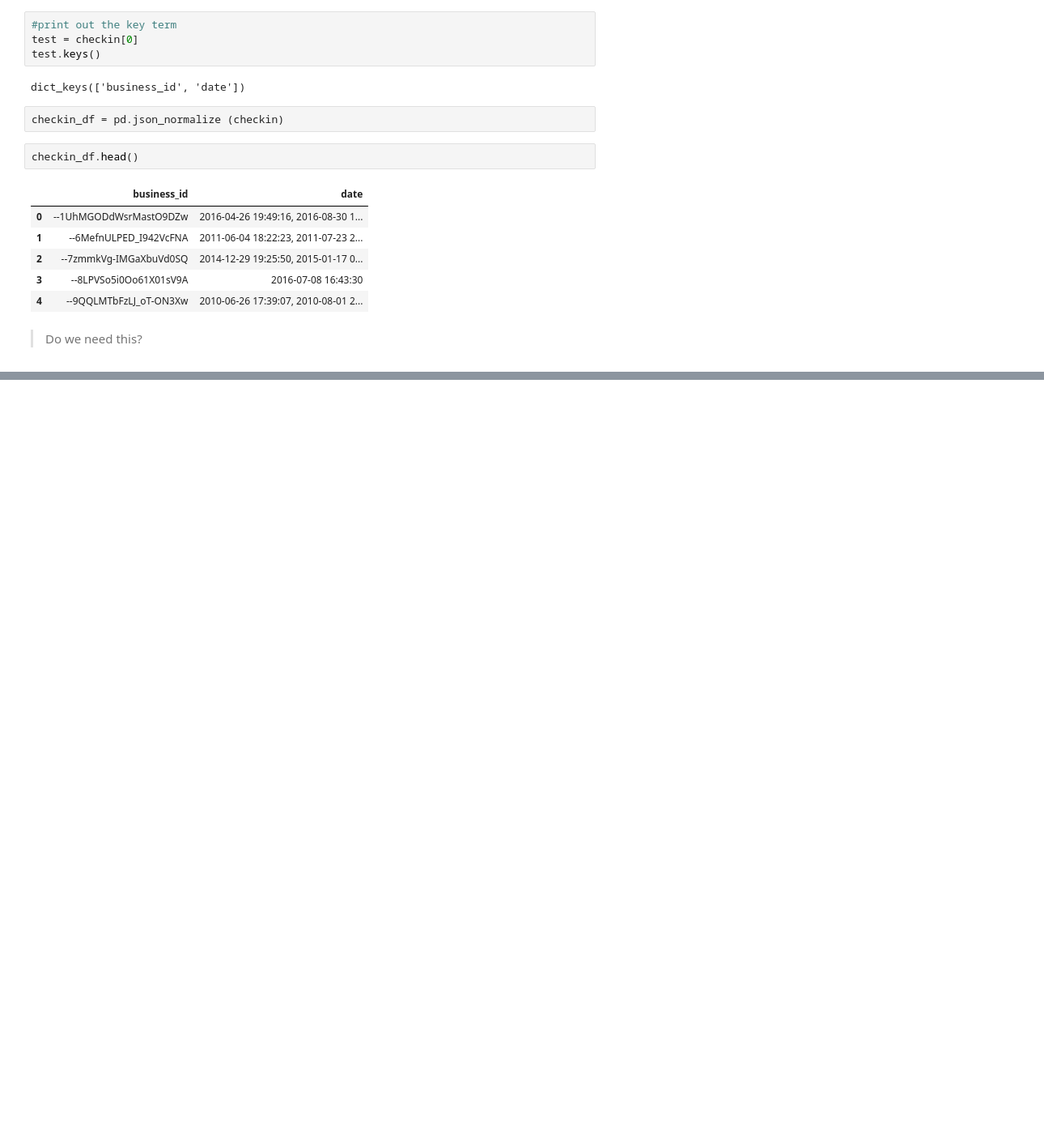
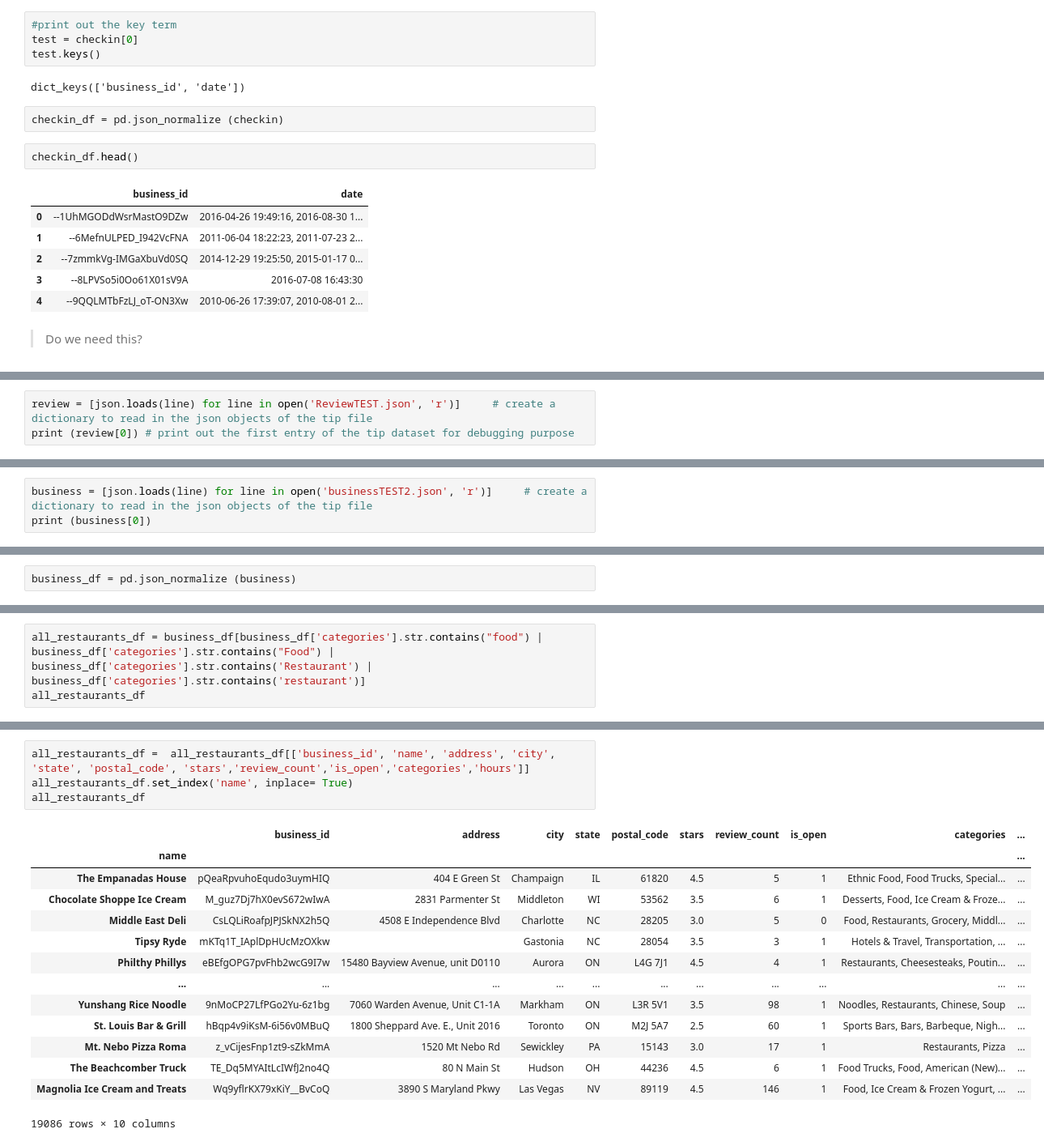
Before and after one commit to CS-UCR/final-project-order-66, a Jupyter notebook: Data_Cleaning.ipynb, the cells around one changed output, grey strips where cells are left out. Shown: that part at 81% size. Drawn from its saved outputs; the diff is of its cells as text; blank space fills up the shorter version.

Commit message:
cleaning and formating Business Dataset

```diff
--- a/Data_Cleaning.ipynb
+++ b/Data_Cleaning.ipynb
@@ -68,0 +73,3 @@ checkin_df.head()
+# %%
+review = [json.loads(line) for line in open('ReviewTEST.json', 'r')]     # create a dictionary to read in the json objects of the tip file
+print (review[0]) # print out the first entry of the tip dataset for debugging purpose
@@ -68,0 +117,3 @@ checkin_df.head()
+# %%
+business = [json.loads(line) for line in open('businessTEST2.json', 'r')]     # create a dictionary to read in the json objects of the tip file
+print (business[0])
@@ -68,0 +128,2 @@ checkin_df.head()
+# %%
+business_df = pd.json_normalize (business)
@@ -68,0 +190,3 @@ checkin_df.head()
+# %%
+all_restaurants_df = business_df[business_df['categories'].str.contains("food") | business_df['categories'].str.contains("Food") | business_df['categories'].str.contains('Restaurant') | business_df['categories'].str.contains('restaurant')]
+all_restaurants_df
@@ -68,0 +209,19 @@ checkin_df.head()
+# %%
+all_restaurants_df =  all_restaurants_df[['business_id', 'name', 'address', 'city', 'state', 'postal_code', 'stars','review_count','is_open','categories','hours']]
+all_restaurants_df.set_index('name', inplace= True)
+all_restaurants_df
+# %% [output]
+|  | business_id | address | city | state | postal_code | stars | review_count | is_open | categories | ... |
+| name |  |  |  |  |  |  |  |  |  | ... |
+| The Empanadas House | pQeaRpvuhoEqudo3uymHIQ | 404 E Green St | Champaign | IL | 61820 | 4.5 | 5 | 1 | Ethnic Food, Food Trucks, Special... | ... |
+| Chocolate Shoppe Ice Cream | M_guz7Dj7hX0evS672wIwA | 2831 Parmenter St | Middleton | WI | 53562 | 3.5 | 6 | 1 | Desserts, Food, Ice Cream & Froze... | ... |
+| Middle East Deli | CsLQLiRoafpJPJSkNX2h5Q | 4508 E Independence Blvd | Charlotte | NC | 28205 | 3.0 | 5 | 0 | Food, Restaurants, Grocery, Middl... | ... |
+| Tipsy Ryde | mKTq1T_IAplDpHUcMzOXkw |  | Gastonia | NC | 28054 | 3.5 | 3 | 1 | Hotels & Travel, Transportation, ... | ... |
+| Philthy Phillys | eBEfgOPG7pvFhb2wcG9I7w | 15480 Bayview Avenue, unit D0110 | Aurora | ON | L4G 7J1 | 4.5 | 4 | 1 | Restaurants, Cheesesteaks, Poutin... | ... |
+| ... | ... | ... | ... | ... | ... | ... | ... | ... | ... | ... |
+| Yunshang Rice Noodle | 9nMoCP27LfPGo2Yu-6z1bg | 7060 Warden Avenue, Unit C1-1A | Markham | ON | L3R 5V1 | 3.5 | 98 | 1 | Noodles, Restaurants, Chinese, Soup | ... |
+| St. Louis Bar & Grill | hBqp4v9iKsM-6i56v0MBuQ | 1800 Sheppard Ave. E., Unit 2016 | Toronto | ON | M2J 5A7 | 2.5 | 60 | 1 | Sports Bars, Bars, Barbeque, Nigh... | ... |
+| Mt. Nebo Pizza Roma | z_vCijesFnp1zt9-sZkMmA | 1520 Mt Nebo Rd | Sewickley | PA | 15143 | 3.0 | 17 | 1 | Restaurants, Pizza | ... |
+| The Beachcomber Truck | TE_Dq5MYAItLcIWfJ2no4Q | 80 N Main St | Hudson | OH | 44236 | 4.5 | 6 | 1 | Food Trucks, Food, American (New)... | ... |
+| Magnolia Ice Cream and Treats | Wq9yflrKX79xKiY__BvCoQ | 3890 S Maryland Pkwy | Las Vegas | NV | 89119 | 4.5 | 146 | 1 | Food, Ice Cream & Frozen Yogurt, ... | ... |
+19086 rows × 10 columns
```
Also changed, not shown: parts of 20 cells of this notebook.
